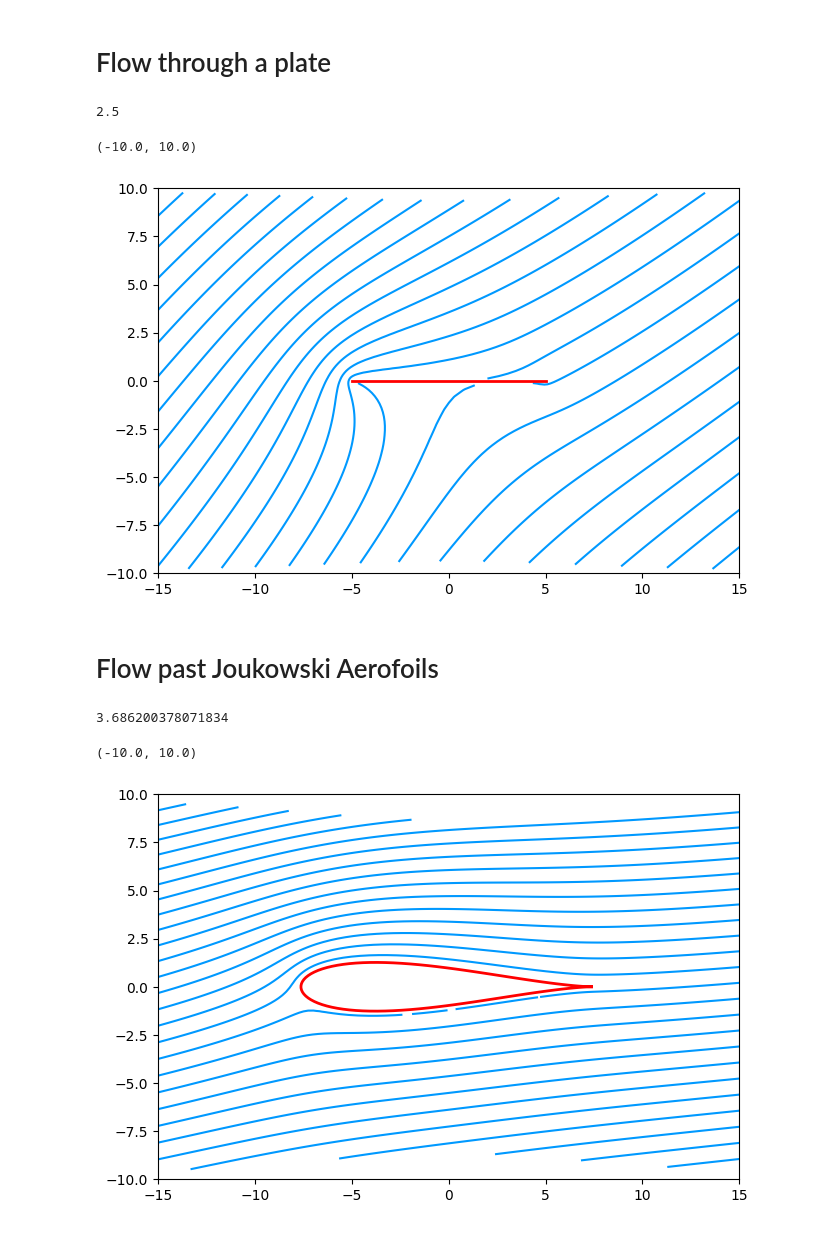
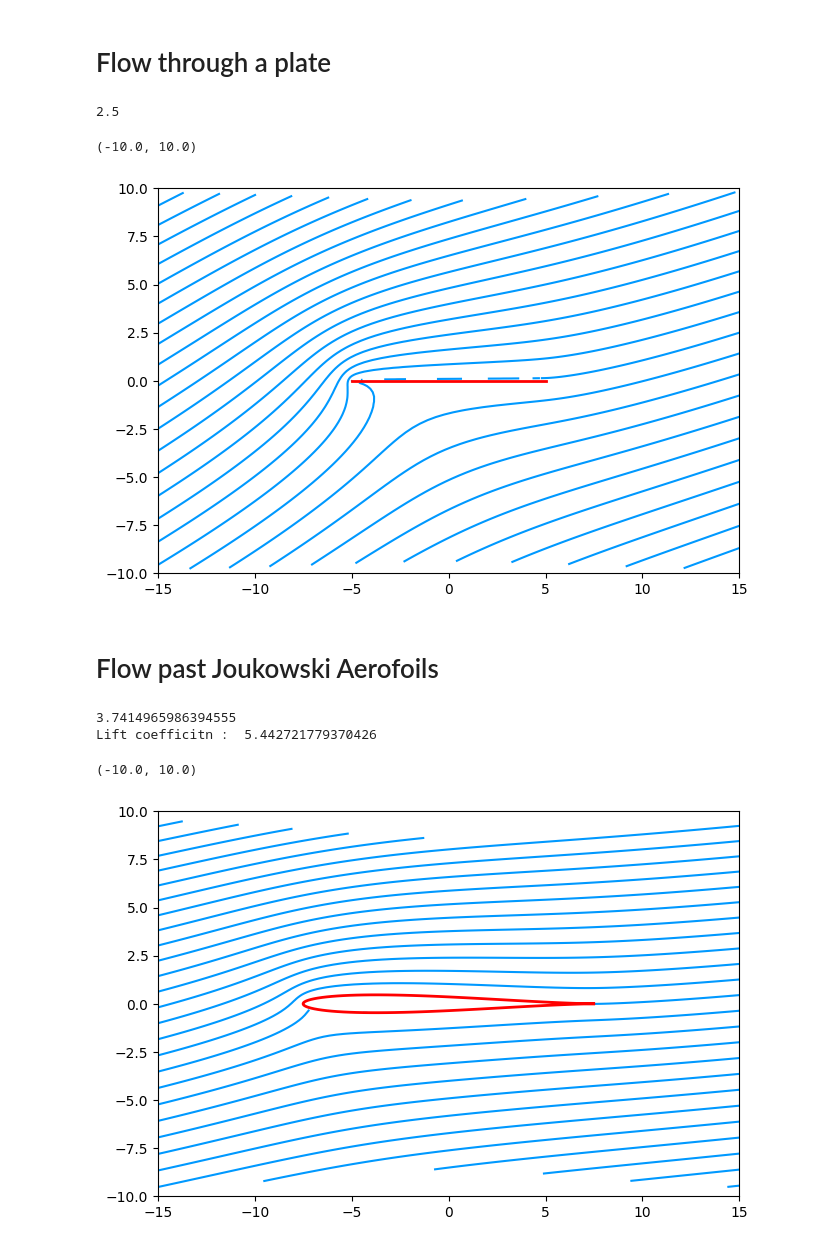
Before and after one commit to xd2w/FlowFieldGallery, a Jupyter notebook: main.ipynb, the cells around one changed output. Drawn from its saved outputs; the diff is of its cells as text; code cells hidden in the pictures.

```diff
--- a/main.ipynb
+++ b/main.ipynb
@@ -126,9 +132,10 @@ ax.plot(x, y, color='k', linewidth=2, linestyle=':')
 # %% [markdown]
 # Flow through a plate
 # %%
+a = 2.5
+alpha = 0.42
+
 U = 10
-a = 2.5
-alpha = np.pi/4
 circulation =-4*np.pi*a*U*np.sin(alpha)
 
 print(a)
@@ -142,7 +149,12 @@ theta = np.arctan2(Y, X)
 
 fig, ax = plt.subplots(figsize=(fig_size(xlim, ylim)))
 
-psi = -(U*a*a * np.sin(theta-alpha)/ r) + Y - (U*X/np.tan(alpha))  - circulation*np.log(r) / (2*np.pi) +U*Y
+Z = X + 1j*Y
+
+psi = np.imag(
+    U*np.exp(-alpha*1j)*Z + U*a*a*np.exp(1j*alpha)/Z - 1j * circulation*np.log(Z)/(2*np.pi)
+)
+
 E = X + ((a*a*X) / (X*X + Y*Y))
 N = Y - ((a*a*Y) / (X*X + Y*Y))
 
@@ -159,20 +171,21 @@ plt.ylim(ylim)
 # %% [output]
 2.5
 (-10.0, 10.0)
-[figure, old version]
+[figure, new version]
 # %% [markdown]
 # Flow past Joukowski Aerofoils
 # %%
 l = 15 # chord length
-c = 0.15 # thickness?
+c = 0.05 # thickness?
 U = 100 # free stream velocity
 alpha = 0.15 # angle of attack
 
 a = l*(1+2*c)/(4*np.power(1+c, 2))
 print(a)
-circulation =-4*np.pi*a*U*np.sin(alpha)*(1+c)
+circulation = -4*np.pi*a*U*np.sin(alpha)*(1+c)
 
 lift_coeff = 2*np.pi*np.sin(1+(c)/(1+c))
+print('Lift coefficitn : ', lift_coeff)
 
 xlim = [-15, 15]
 ylim = [-10, 10]
@@ -181,33 +194,34 @@ X, Y = np.meshgrid(np.linspace(*xlim, 100), np.linspace(*ylim, 100))
 r = np.sqrt(X**2 + Y**2)
 theta = np.arctan2(Y, X)
 
 Z = X + 1j*Y
 
 fig, ax = plt.subplots(figsize=(fig_size(xlim, ylim)))
 
 psi = np.imag(
     U*np.exp(-alpha*1j)*(Z + a*c) + U*((a*(1+c))**2)*np.exp(1j*alpha)/ (Z+a*c) - 1j * circulation*np.log(Z+a*c)/(2*np.pi)
 )
 
-Zeta = Z + a*a / Z
+Zeta = Z + a*a / (Z)
 
 psi[np.where((Z+a*(c))*np.conj(Z+a*(c)) < (a*(1+c))**2)] = np.nan
 
 para_t = np.linspace(0, 2*np.pi, 100)
 z = (a*(1+c)*np.exp(para_t*1j)) - a*c
 zeta = z + a*a/(z)
 
 
 # ax.contour(X, Y,  psi, 20, colors=['red', 'red'])
 # ax.contour(X, Y,  psi, [0], colors=['green'])
 # ax.plot(np.real(z), np.imag(z))
 
 ax.contour(np.real(Zeta), np.imag(Zeta),  psi, 30, colors=def_c)
 # ax.contour(np.real(Zeta), np.imag(Zeta),  psi,colors=def_c, levels = [-0.1, 0, 0.1])
 ax.plot(np.real(zeta), np.imag(zeta), color='red', linewidth=2)
 plt.xlim(xlim)
 plt.ylim(ylim)
 # %% [output]
-3.686200378071834
+3.7414965986394555
+Lift coefficitn :  5.442721779370426
 (-10.0, 10.0)
-[figure, old version]
+[figure, new version]
```
Also changed, not shown: parts of 5 cells of this notebook.
